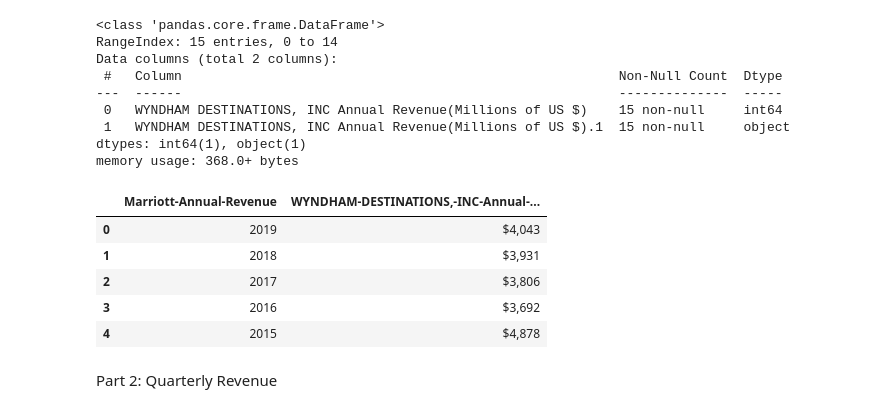
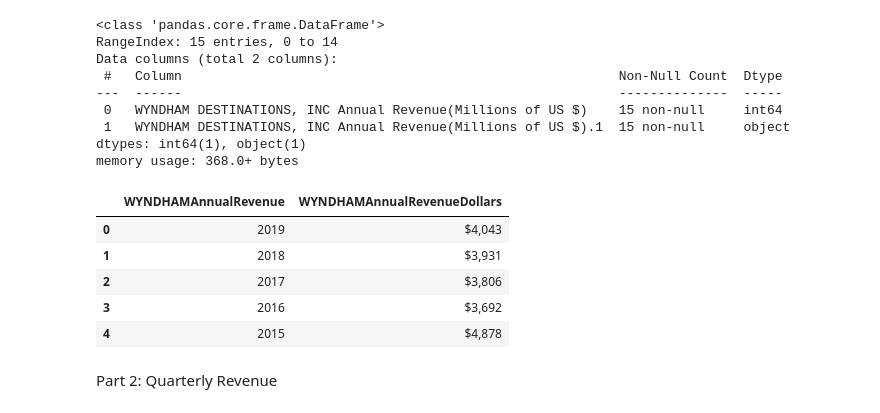
Before and after one commit to pmhu4242/Project_2, a Jupyter notebook: Hotel Webscraping/wyndham_data.ipynb, the cells around one changed output. Cells and saved outputs as stored; diff of their text form; code cells hidden in the pictures.

```diff
--- a/Hotel Webscraping/wyndham_data.ipynb
+++ b/Hotel Webscraping/wyndham_data.ipynb
@@ -89,10 +89,10 @@ dtypes: int64(1), object(1)
 memory usage: 368.0+ bytes
 # %%
 # Rename columns for further ease in JS
-renamed = df.rename(columns={"WYNDHAM DESTINATIONS, INC Annual Revenue(Millions of US $)": "Marriott-Annual-Revenue", "WYNDHAM DESTINATIONS, INC Annual Revenue(Millions of US $).1": "WYNDHAM-DESTINATIONS,-INC-Annual-Revenue(Millions-of-US-$)"})
+renamed = df.rename(columns={"WYNDHAM DESTINATIONS, INC Annual Revenue(Millions of US $)": "WYNDHAMAnnualRevenue", "WYNDHAM DESTINATIONS, INC Annual Revenue(Millions of US $).1": "WYNDHAMAnnualRevenueDollars"})
 renamed.head()
 # %% [output]
-|  | Marriott-Annual-Revenue | WYNDHAM-DESTINATIONS,-INC-Annual-... |
+|  | WYNDHAMAnnualRevenue | WYNDHAMAnnualRevenueDollars |
 | 0 | 2019 | $4,043 |
 | 1 | 2018 | $3,931 |
 | 2 | 2017 | $3,806 |
```
Also changed, not shown: parts of 2 cells of this notebook, 20 other files.
